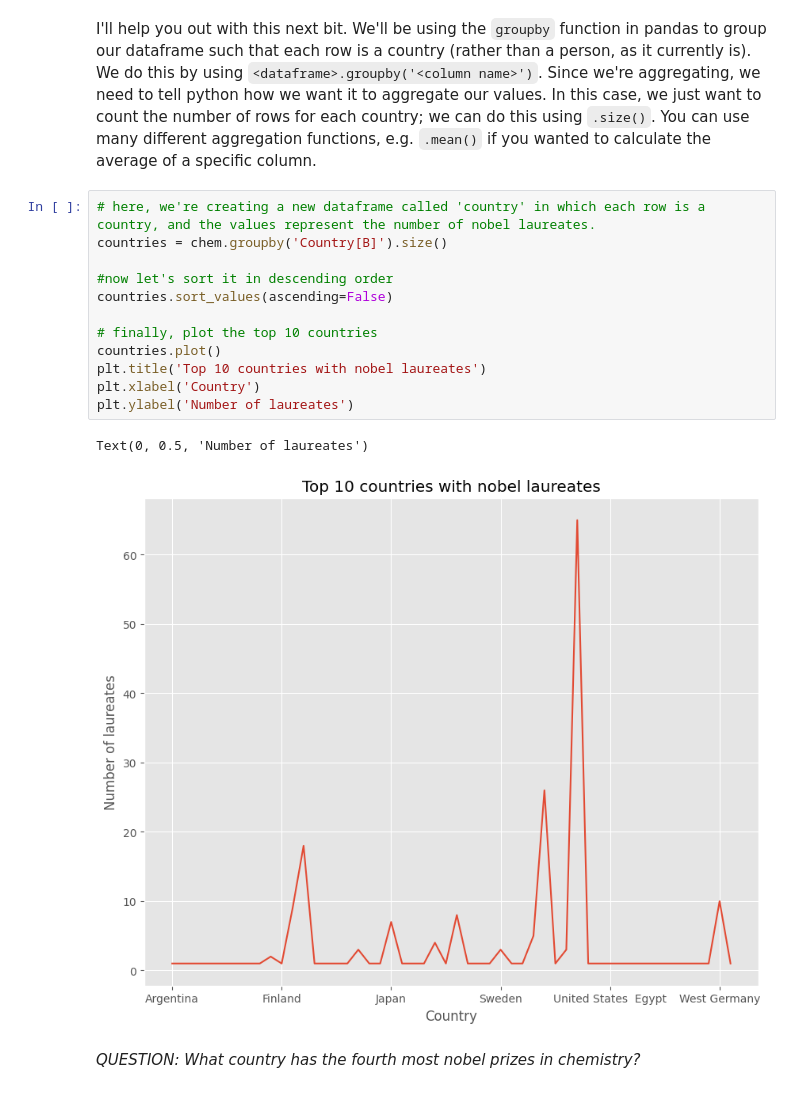
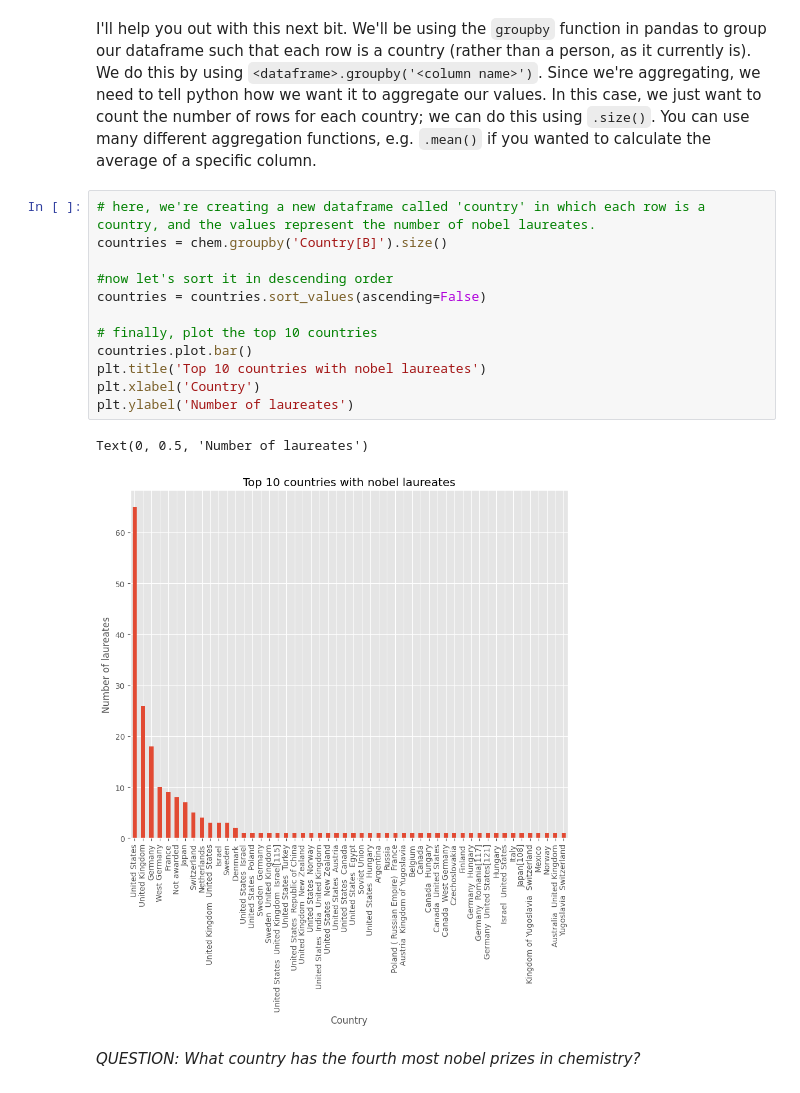
Before and after one commit to muffoonfu/QM2, a Jupyter notebook: ED_AQD_Copy_of_W2_Working_with_Data_in_Pandas.ipynb, the cells around one changed output. Cells and saved outputs as stored; diff of their text form.

```diff
--- a/ED_AQD_Copy_of_W2_Working_with_Data_in_Pandas.ipynb
+++ b/ED_AQD_Copy_of_W2_Working_with_Data_in_Pandas.ipynb
@@ -514,18 +422,18 @@ I'll help you out with this next bit. We'll be using the `groupby` function in p
 # %%
 # here, we're creating a new dataframe called 'country' in which each row is a country, and the values represent the number of nobel laureates.
 countries = chem.groupby('Country[B]').size()
 
 #now let's sort it in descending order
-countries.sort_values(ascending=False)
+countries = countries.sort_values(ascending=False)
 
 # finally, plot the top 10 countries
-countries.plot()
+countries.plot.bar()
 plt.title('Top 10 countries with nobel laureates')
 plt.xlabel('Country')
 plt.ylabel('Number of laureates')
 # %% [output]
 Text(0, 0.5, 'Number of laureates')
-[figure, old version]
+[figure, new version]
 # %% [markdown]
 *QUESTION: What country has the fourth most nobel prizes in chemistry?*
 # %% [markdown]
```
Also changed, not shown: parts of 12 cells of this notebook.
